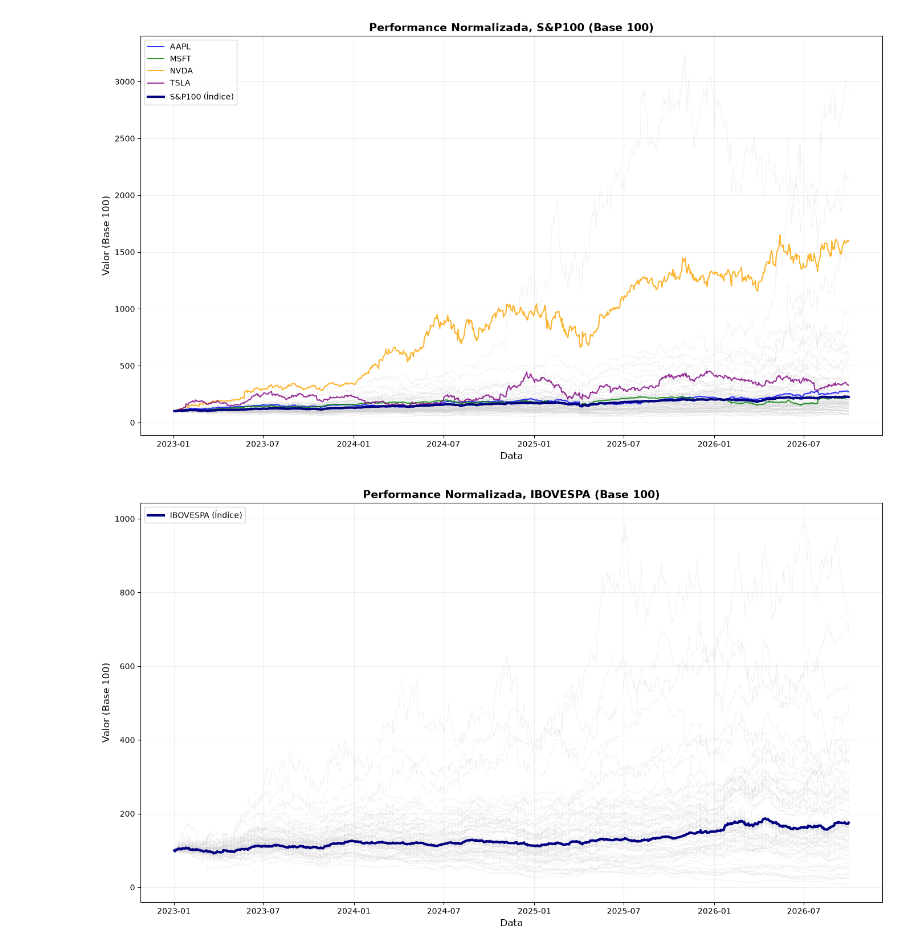
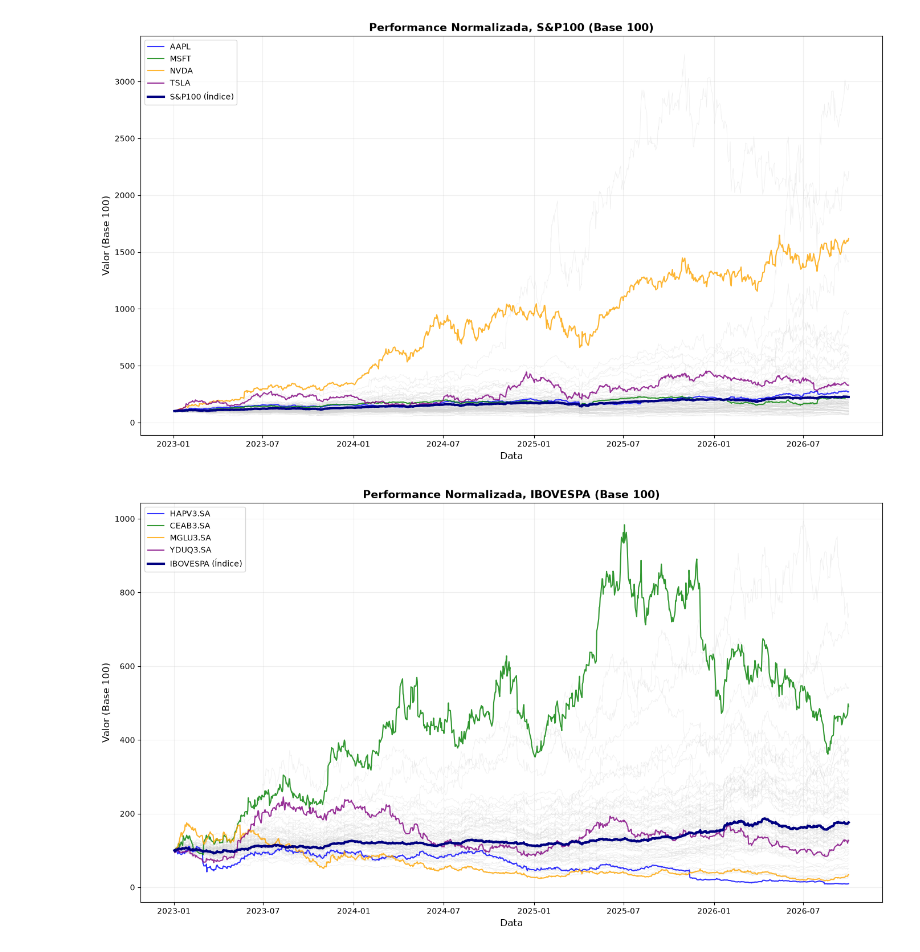
Before and after one commit to LeonardoDias2002/bootcamp_datascience, a Jupyter notebook: entrega_1/Finor_data_cleaning.ipynb, the cells around one changed output. Saved outputs shown, nothing was run; the diff lists cells and outputs as text; code cells hidden in the pictures.

```diff
--- a/entrega_1/Finor_data_cleaning.ipynb
+++ b/entrega_1/Finor_data_cleaning.ipynb
@@ -16,7 +16,7 @@ ticker_idx_ibov = '^BVSP'
 # Período de análise
 # ══════════════════════════════════════════════════════
 data_inicio = "2023-01-01"
-data_fim = "2026-10-01"
+data_fim = "2026-10-02"
 # %%
 # ══════════════════════════════════════════════════════
 #Definindo as ações do SP100 e IBOVESPA
@@ -473,35 +477,36 @@ plt.figure(figsize=(14, 8))
 for col in precos_norm_ib.columns:
     plt.plot(precos_norm_ib.index, precos_norm_ib[col], color='lightgray', linewidth=0.5, alpha=0.4)
 
+
 # Destacar algumas ações relevantes
-destaques = ['AAPL', 'MSFT', 'NVDA', 'TSLA']
+destaques = ['HAPV3.SA', 'CEAB3.SA', 'MGLU3.SA', 'YDUQ3.SA']
 cores_dest = ['blue', 'green', 'orange', 'purple']
 for acao, cor in zip(destaques, cores_dest):
     if acao in precos_norm_ib.columns:
         plt.plot(precos_norm_ib.index, precos_norm_ib[acao], color=cor, linewidth=1.5, label=acao, alpha=0.8)
 
 # Índice em destaque total
 plt.plot(indice_norm_ib.index, indice_norm_ib, color='navy', linewidth=3, label='IBOVESPA (Índice)')
 
 # Marcar eventos importantes
 
 data_covid_inicio = pd.to_datetime('2020-03-23')
 data_covid_fim = pd.to_datetime('2020-03-25')
 #plt.axvline(data_covid_inicio, color='red', linestyle=':', linewidth=1.5, alpha=0.7)
 #plt.text(data_covid_fim, precos_norm_ib.max().max()*0.85, 'Mínimo\nCOVID', color='red', fontsize=9)
 
 data_crise_juros_inicio = pd.to_datetime('2022-01-03')
 data_crise_juros_fim = pd.to_datetime('2022-02-01')
 #plt.axvline(data_crise_juros_inicio, color='darkred', linestyle=':', linewidth=1.5, alpha=0.7)
 #plt.text(data_crise_juros_fim, precos_norm_ib.max().max()*0.70, 'Início\nCrise Juros', color='darkred', fontsize=9)
 
 plt.title('Performance Normalizada, IBOVESPA (Base 100)', fontsize=14, fontweight='bold')
 plt.ylabel('Valor (Base 100)', fontsize=12)
 plt.xlabel('Data', fontsize=12)
 plt.legend(fontsize=10, loc='upper left')
 plt.grid(True, alpha=0.2)
 plt.tight_layout()
 plt.savefig('performance_normalizada_ibovespa.png', dpi=150)
 plt.show()
 # %% [output]
-[figure, old version]
+[figure, new version]
```
Also changed, not shown: parts of 5 cells of this notebook.
